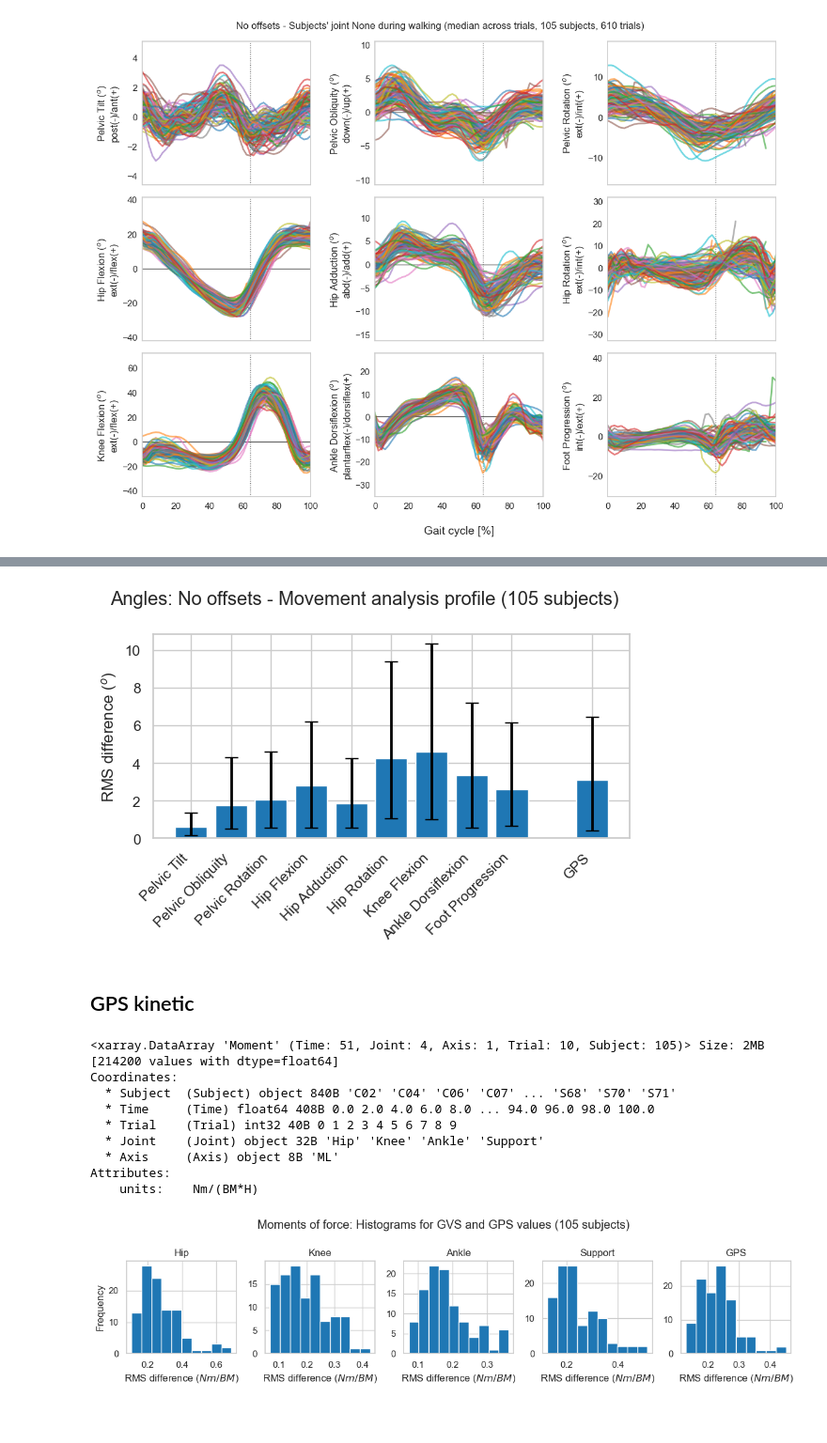
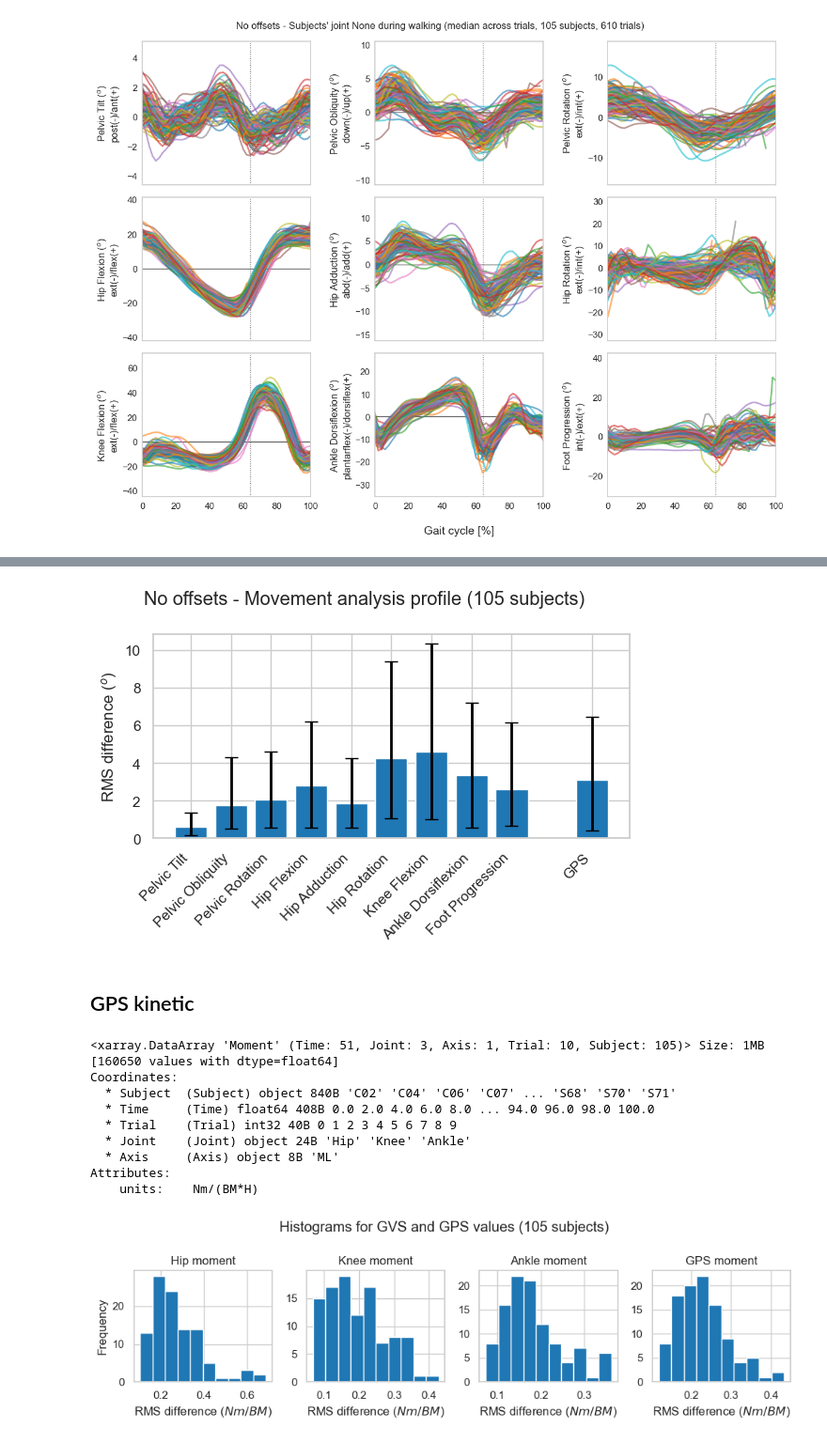
Before and after one commit to demotu/gait_score, a Jupyter notebook: notebooks/gps.ipynb, the cells around one changed output, grey strips where cells are left out. Shown at 94% size. Saved outputs shown, nothing was run; the diff lists cells and outputs as text; code cells hidden in the pictures; blank space fills up the shorter version.

```diff
--- a/notebooks/gps.ipynb
+++ b/notebooks/gps.ipynb
@@ -46,7 +47,7 @@ planes  = ['Sagittal', 'Frontal', 'Transverse']
 labels_gps_kin = np.array(['Pelvic Tilt', 'Pelvic Obliquity', 'Pelvic Rotation',
                            'Hip Flexion', 'Hip Adduction', 'Hip Rotation',
                            'Knee Flexion', 'Ankle Dorsiflexion', 'Foot Progression', 'GPS'])
-labels_gps_mom = np.array(['Hip', 'Knee', 'Ankle', 'Support', 'GPS'])
+labels_gps_mom = np.array(['Hip moment', 'Knee moment', 'Ankle moment', 'GPS moment'])
 labels_kin  = np.array([['Pelvic Tilt ($^o$)\npost(-)/ant(+)',
                          'Pelvic Obliquity ($^o$)\ndown(-)/up(+)',
                          'Pelvic Rotation ($^o$)\next(-)/int(+)'],
@@ -58,8 +59,7 @@ labels_kin  = np.array([['Pelvic Tilt ($^o$)\npost(-)/ant(+)',
                          'Foot Progression ($^o$)\nint(-)/ext(+)']])
 labels_mom = np.array([['Hip ($Nm/BM$)\next(-)/flex(+)',
                         'Knee ($Nm/BM$)\next(-)/flex(+)',
-                        'Ankle ($Nm/BM$)\nplantarflex(-)/dorsiflex(+)',
-                        'Support ($Nm/BM$)\next(-)/flex(+)']]).T
+                        'Ankle ($Nm/BM$)\nplantarflex(-)/dorsiflex(+)']]).T
 
 if (path := Path('/home/marcos/adrive/Python/projects/labimph/gait_score')).exists() is False:
     path = Path('/users/marcos/adrive/Python/projects/labimph/gait_score')
@@ -128,12 +128,16 @@ def plot_gps(gvs, gvs_m, gvs_std, metadata2, path2, hist=True, MAP=True, prefix=
     subjects = metadata2['Subject'].unique()
     NS = subjects.size
     if hist:
-        axs = gvs.hist(layout=(int(gvs.shape[1]/5), 5), figsize=(12, np.ceil(gvs.shape[1]/2)))
+        if gvs.shape[1] > 5:
+            axs = gvs.hist(layout=(2, 5), figsize=(12, 5))
+        else:
+            axs = gvs.hist(layout=(1, 4), figsize=(10, 3))
+
         for ax in axs[:, 0]:
             ax.set_ylabel('Frequency')
         for ax in axs[-1, :]:
             ax.set_xlabel(f'RMS difference ({units})')
-        plt.suptitle(f'{prefix2}{prefix}Histograms for GVS and GPS values ({NS} subjects)')
+        plt.suptitle(f'{prefix}Histograms for GVS and GPS values ({NS} subjects)')
         plt.tight_layout()
         plt.show()
     if MAP:
@@ -146,7 +150,7 @@ def plot_gps(gvs, gvs_m, gvs_std, metadata2, path2, hist=True, MAP=True, prefix=
         axs.xaxis.set_ticks(x)
         axs.set_xticklabels(gvs.columns.values, rotation=45, ha='right')
         axs.grid(True)
-        plt.suptitle(f'{prefix2}{prefix}Movement analysis profile ({NS} subjects)')
+        plt.suptitle(f'{prefix}Movement analysis profile ({NS} subjects)')
         plt.tight_layout()
         plt.show()
 
@@ -333,8 +337,7 @@ ref_data_kin = ref_data[['Pelvis_Z_m', 'Pelvis_Z_sd', 'Pelvis_X_m', 'Pelvis_X_sd
 # moments for GPS
 ref_data_mom = ref_data[['HipMoment_Z_m', 'HipMoment_Z_sd',
                          'KneeMoment_Z_m', 'KneeMoment_Z_sd',
-                         'AnkleMoment_Z_m', 'AnkleMoment_Z_sd',
-                         'SupportMoment_Z_m', 'SupportMoment_Z_sd']]
+                         'AnkleMoment_Z_m', 'AnkleMoment_Z_sd']]
 # %% [markdown]
 ### Project ERJ
 # %%
@@ -399,28 +397,31 @@ plot_gps(gvs_no, gvs_m_no, gvs_std_no, metadata, path2, hist=True, MAP=False, pr
 # %%
-plot_gps(gvs_no, gvs_m_no, gvs_std_no, metadata, path2, hist=False, MAP=True, prefix=prefix, units='$^o$')
+plot_gps(gvs_no_kin, gvs_m_no_kin, gvs_std_no_kin, metadata, path2, hist=False,
+         MAP=True, prefix=prefix, units='$^o$')
 # %% [output]
-[figure, old version]
+[figure, new version]
 # %% [markdown]
 ## GPS kinetic
 # %%
 path2 = path / 'data'
 variable = 'Moment'
 metadata, da_mom = read_data(path2, fname='ERJ_T00', variable=variable)
+da_mom = da_mom.sel(Joint=['Hip', 'Knee', 'Ankle'])
 display(da_mom)
 
 da2 = da_mom.dropna(dim='Subject', how='all').reduce(np.nanquantile, q=.5, dim='Trial') #da.reduce(np.nanmean, dim='Trial')
-gvs, gvs_m, gvs_std = gps_calc(da2, ref_data_mom.iloc[:, 0::2], metadata, labels_gps=labels_gps_mom)
-plot_gps(gvs, gvs_m, gvs_std, metadata, path2, hist=True, MAP=False, units='$Nm/BM$')
+gvs_mom, gvs_m_mom, gvs_std_mom = gps_calc(da2, ref_data_mom.iloc[:, 0::2], metadata,
+                                           labels_gps=labels_gps_mom)
+plot_gps(gvs_mom, gvs_m_mom, gvs_std_mom, metadata, path2, hist=True, MAP=False, units='$Nm/BM$')
 # %% [output]
-<xarray.DataArray 'Moment' (Time: 51, Joint: 4, Axis: 1, Trial: 10, Subject: 105)> Size: 2MB
-[214200 values with dtype=float64]
+<xarray.DataArray 'Moment' (Time: 51, Joint: 3, Axis: 1, Trial: 10, Subject: 105)> Size: 1MB
+[160650 values with dtype=float64]
 Coordinates:
   * Subject  (Subject) object 840B 'C02' 'C04' 'C06' 'C07' ... 'S68' 'S70' 'S71'
   * Time     (Time) float64 408B 0.0 2.0 4.0 6.0 8.0 ... 94.0 96.0 98.0 100.0
   * Trial    (Trial) int32 40B 0 1 2 3 4 5 6 7 8 9
-  * Joint    (Joint) object 32B 'Hip' 'Knee' 'Ankle' 'Support'
+  * Joint    (Joint) object 24B 'Hip' 'Knee' 'Ankle'
   * Axis     (Axis) object 8B 'ML'
 Attributes:
     units:    Nm/(BM*H)
-[figure, old version]
+[figure, new version]
 # %%
```
Also changed, not shown: parts of 11 cells of this notebook.
